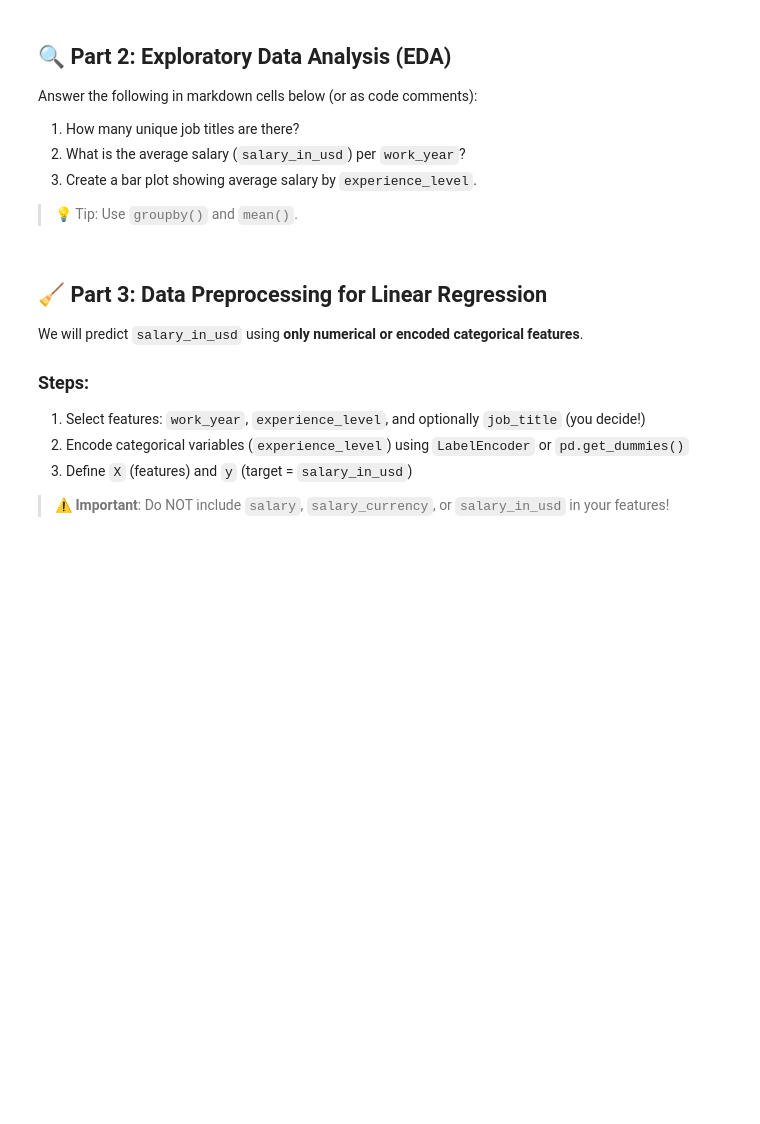
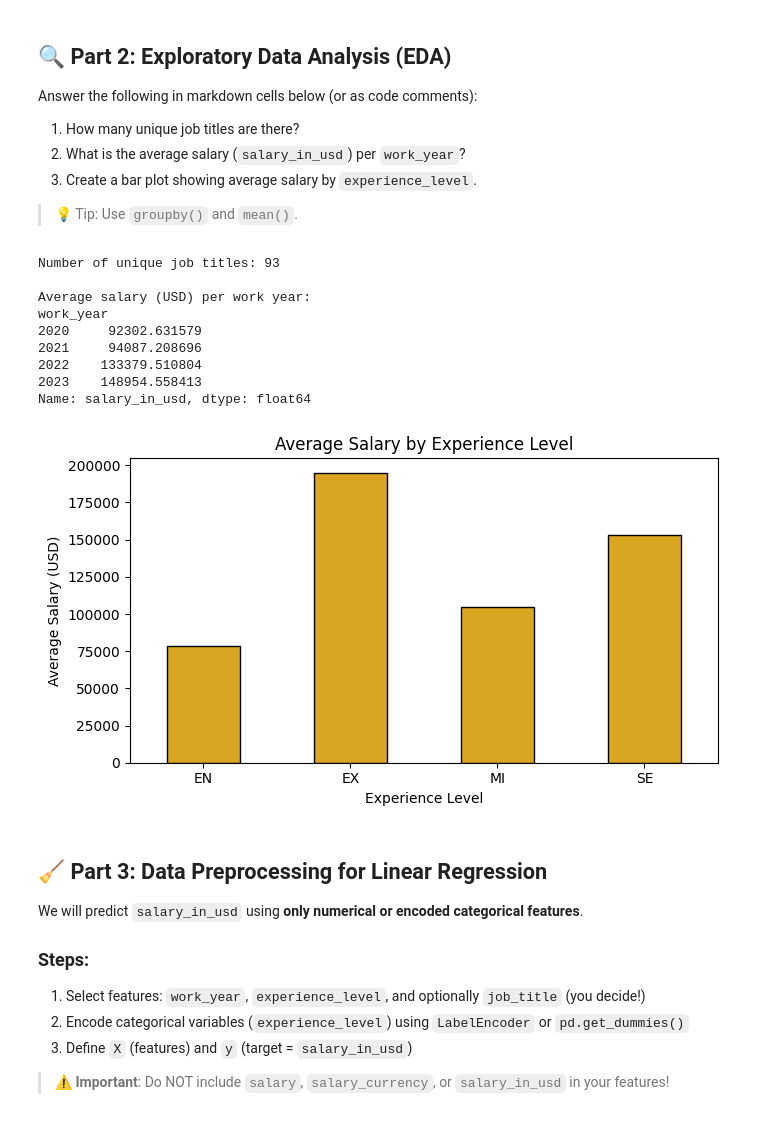
Before and after one commit to GelaLela/ELEC303_DATA_ANALYTICS_ACT2_REMOJOANGELA, a Jupyter notebook: Remojo_MaryAngela_LinearRegression_Assignment.ipynb, the cells around one changed output. Saved outputs shown, nothing was run; the diff lists cells and outputs as text; code cells hidden in the pictures; blank space fills up the shorter version.

```diff
--- a/Remojo_MaryAngela_LinearRegression_Assignment.ipynb
+++ b/Remojo_MaryAngela_LinearRegression_Assignment.ipynb
@@ -60,3 +82,36 @@ Answer the following in markdown cells below (or as code comments):
+# %%
+# Your EDA code here
+#1. How many unique job titles are there?
+unique_job_titles = df['job_title'].nunique()
+print("Number of unique job titles:", unique_job_titles)
+
+#2. What is the average salary (`salary_in_usd`) per `work_year`?
+avg_salary_per_year = df.groupby('work_year')['salary_in_usd'].mean()
+print("\nAverage salary (USD) per work year:")
+print(avg_salary_per_year)
+
+#3. Create a bar plot showing average salary by `experience_level`.
+avg_salary_exp = df.groupby('experience_level')['salary_in_usd'].mean()
+
+plt.figure(figsize=(7,4))
+avg_salary_exp.plot(kind='bar', color='goldenrod', edgecolor='black')
+plt.title('Average Salary by Experience Level')
+plt.xlabel('Experience Level')
+plt.ylabel('Average Salary (USD)')
+plt.xticks(rotation=0)
+plt.tight_layout()
+plt.show()
+# %% [output]
+Number of unique job titles: 93
+
+Average salary (USD) per work year:
+work_year
+2020     92302.631579
+2021     94087.208696
+2022    133379.510804
+2023    148954.558413
+Name: salary_in_usd, dtype: float64
+[figure, added]
 # %% [markdown]
 ## 🧹 Part 3: Data Preprocessing for Linear Regression
 
```
Also changed, not shown: parts of 8 cells of this notebook.
